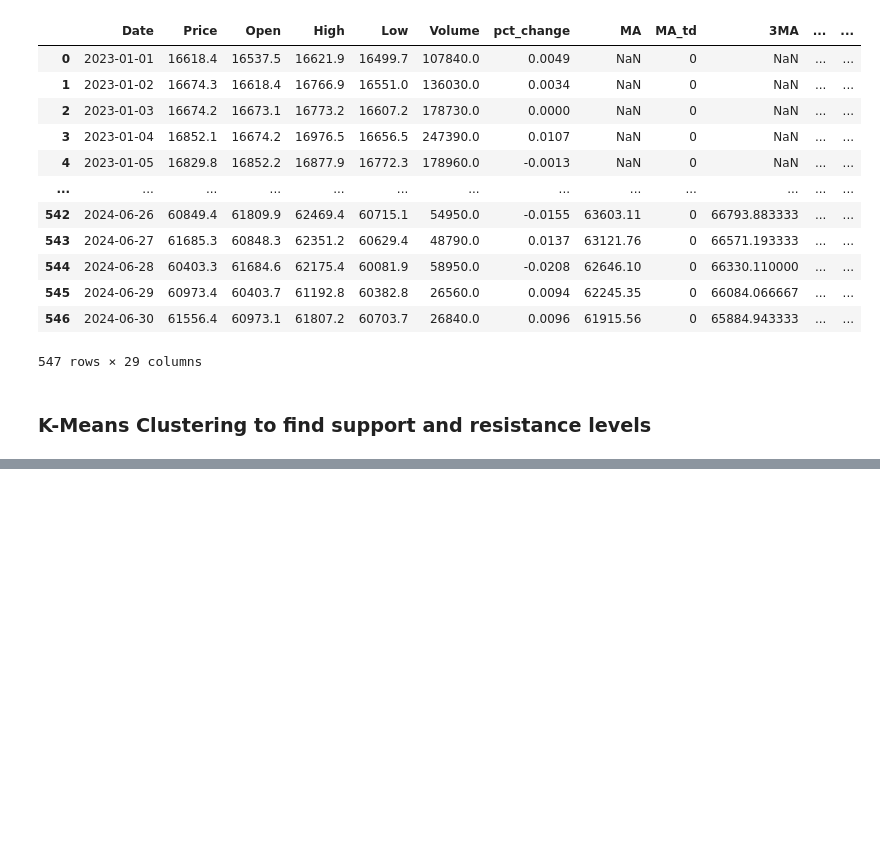
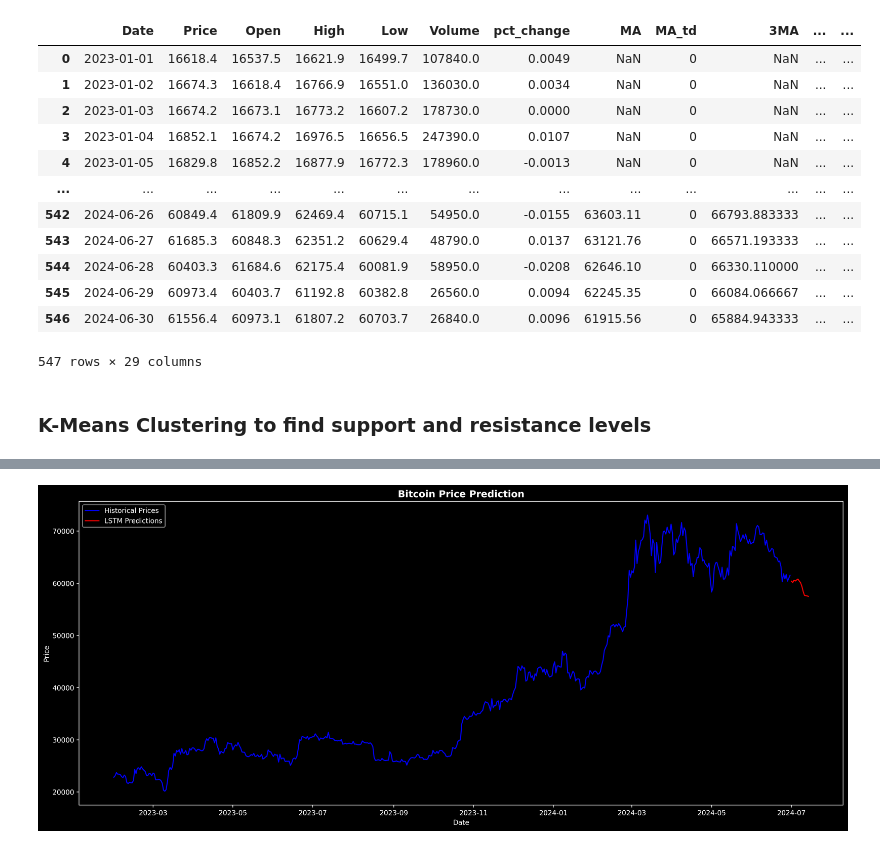
Before and after one commit to NumericCamel/Crypto, a Jupyter notebook: Bitcoin_Price_Analysis.ipynb, the cells around one changed output, grey strips where cells are left out. Saved outputs shown, nothing was run; the diff lists cells and outputs as text; code cells hidden in the pictures; blank space fills up the shorter version.

```diff
--- a/Bitcoin_Price_Analysis.ipynb
+++ b/Bitcoin_Price_Analysis.ipynb
@@ -197,0 +213,86 @@ plt.show()
+# %%
+import pandas as pd
+import numpy as np
+from sklearn.preprocessing import MinMaxScaler
+from sklearn.metrics import mean_squared_error
+from tensorflow.keras.models import Sequential
+from tensorflow.keras.layers import LSTM, Dense
+import matplotlib.pyplot as plt
+from tensorflow.keras.optimizers import Adam
+
+# Load and preprocess data
+btc_mo = btc_ta.copy()
+btc_mo = btc_mo.dropna()
+btc_mo['Date'] = pd.to_datetime(btc_mo['Date'])
+btc_mo.set_index('Date', inplace=True)
+
+# Select features for training
+features = ['Price', 'Open', 'High', 'Low', 'Volume', 'pct_change', 'MA',
+       'MA_td', '3MA', '3MA_td', '%K', '%K_td', '%D', '%D_td', 'RSI', 'RSI_td',
+       'Momentum', 'Momentum_td', 'EMA12', 'EMA26', 'MACD', 'Signal',
+       'MACD_td', 'TP', 'SMA_TP', 'MD', 'CCI', 'CCI_td']
+
+data = btc_mo[features].values
+
+# Normalize the data
+scaler = MinMaxScaler(feature_range=(-1, 1))
+scaled_data = scaler.fit_transform(data)
+
+# Prepare the data for LSTM
+def create_sequences(data, seq_length):
+    X = []
+    y = []
+    for i in range(len(data) - seq_length):
+        seq = data[i:(i + seq_length)]
+        if not np.isnan(seq).any() and not np.isnan(data[i + seq_length, 0]):
+            X.append(seq)
+            y.append(data[i + seq_length, 0])
+    return np.array(X), np.array(y)
+
+seq_length = 10  # Number of time steps to look back
+X, y = create_sequences(scaled_data, seq_length)
+
+# Build the LSTM model
+model = Sequential([
+    LSTM(50, return_sequences=True, input_shape=(seq_length, len(features))),
+    LSTM(50, return_sequences=False),
+    Dense(25),
+    Dense(1)
+])
+
+model.compile(optimizer=Adam(learning_rate=0.001), loss='mean_squared_error')
+
+# Train the model on all available data
+model.fit(X, y, batch_size=32, epochs=100, verbose=1)
+
+# Predict the next 14 days
+last_sequence = scaled_data[-seq_length:]
+predicted_prices = []
+
+for _ in range(14):
+    next_pred = model.predict(last_sequence.reshape(1, seq_length, len(features)))
+    predicted_prices.append(next_pred[0, 0])
+    last_sequence = np.roll(last_sequence, -1, axis=0)
+    last_sequence[-1] = next_pred
+
+# Inverse transform the predictions
+predicted_prices = scaler.inverse_transform(np.column_stack((predicted_prices, np.zeros((14, len(features)-1)))))[:, 0]
+
+# Visualize the results
+plt.figure(figsize=(20, 8), dpi = 350)
+plt.plot(btc_mo.index, btc_mo['Price'], label='Historical Prices', color='blue')
+future_dates = pd.date_range(start=btc_mo.index[-1] + pd.Timedelta(days=1), periods=14)
+plt.plot(future_dates, predicted_prices, label='LSTM Predictions', color='red')
+plt.title('Bitcoin Price Prediction', fontweight = 'bold', fontsize = 14)
+plt.xlabel('Date')
+plt.ylabel('Price')
+plt.legend()
+plt.show()
+
+# Calculate RMSE for the training data
+train_predict = model.predict(X)
+train_predict = scaler.inverse_transform(np.column_stack((train_predict, np.zeros((len(train_predict), len(features)-1)))))[:, 0]
+y_actual = scaler.inverse_transform(np.column_stack((y.reshape(-1, 1), np.zeros((len(y), len(features)-1)))))[:, 0]
+rmse = np.sqrt(mean_squared_error(y_actual, train_predict))
+print(f"Training RMSE: {rmse:.2f}")
+# %% [output]
@@ -197,0 +316 @@ plt.show()
+[figure, added]
```
Also changed, not shown: parts of 4 cells of this notebook.
